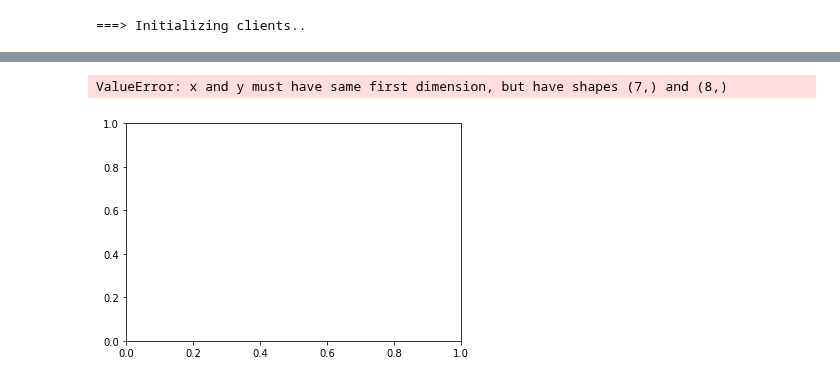
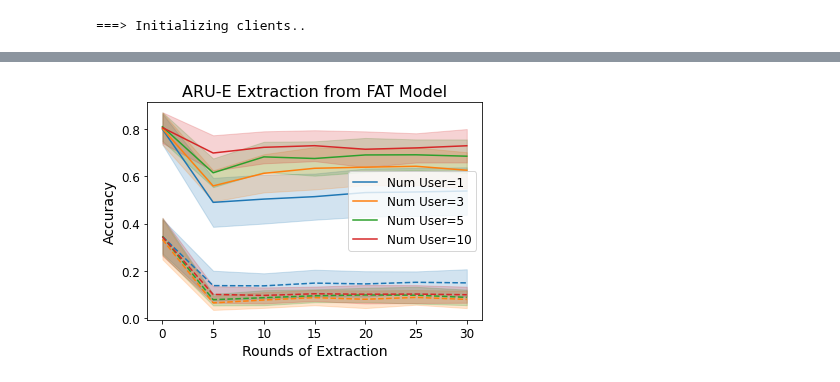
Before and after one commit to tj-kim/fedatk_unl_tj, a Jupyter notebook: notebooks/240813_ARUE_std_lines.ipynb, the cells around one changed output, grey strips where cells are left out. Saved outputs shown, nothing was run; the diff lists cells and outputs as text; code cells hidden in the pictures.

Commit message:
alpha lines 3 datasets together

```diff
--- a/notebooks/240813_ARUE_std_lines.ipynb
+++ b/notebooks/240813_ARUE_std_lines.ipynb
@@ -57,7 +57,7 @@ adv_acc_gather = {}
 test_acc_std_gather = {}
 adv_acc_std_gather = {}
 
-peturb_prop = 0.25
+peturb_prop = 0.5
 cutoff_round = 15
 
 
@@ -164,44 +197,51 @@ file_path = os.path.join(directory, 'acc_std_gather_list_perturb_02_v2.pkl')
 with open(file_path, 'wb') as file:
     pickle.dump(dict_list, file)
 # %%
+
 # Initialize a new figure
 plt.figure(figsize=(6, 4))
 
 # X-axis values: 0 to 30 in intervals of 5 (7 points)
 x_values = np.arange(0, 35, 5)
 
+# Define a colormap
+colors = plt.get_cmap("tab10").colors
+
 # Iterate over each num_user key
-for num_user in test_acc_gather.keys():
+for i, num_user in enumerate(test_acc_gather.keys()):
     # Extract corresponding data for each num_user
     test_acc = test_acc_gather[num_user]
     adv_acc = adv_acc_gather[num_user]
     test_acc_std = test_acc_std_gather[num_user]
     adv_acc_std = adv_acc_std_gather[num_user]
 
+    # Get the color for this line
+    color = colors[i]
+
     # Plot test accuracy with standard deviation
-    plt.plot(x_values, test_acc, label=f'Num User={num_user}')
+    plt.plot(x_values, test_acc, label=f'Num User={num_user}', color=color)
     plt.fill_between(x_values, np.array(test_acc) - np.array(test_acc_std),
-                     np.array(test_acc) + np.array(test_acc_std), alpha=0.2)
+                     np.array(test_acc) + np.array(test_acc_std), color=color, alpha=0.2)
 
     # Plot adversarial accuracy with standard deviation (dotted line)
-#     plt.plot(x_values, adv_acc, label=f'Adv Accuracy (num_user={num_user})', linestyle=':')
-    plt.plot(x_values, adv_acc, linestyle=':')
+    plt.plot(x_values, adv_acc, linestyle='--', color=color)
+    plt.fill_between(x_values, np.array(adv_acc) - np.array(adv_acc_std),
+                     np.array(adv_acc) + np.array(adv_acc_std), color=color, alpha=0.2)
 
-    plt.fill_between(x_values, np.array(adv_acc) - np.array(adv_acc_std),
-                     np.array(adv_acc) + np.array(adv_acc_std), alpha=0.2)
+# Add title and labels with increased font size
+plt.title('ARU-E Extraction from FAT Model', fontsize=16)
+plt.xlabel('Rounds of Extraction', fontsize=14)
+plt.ylabel('Accuracy', fontsize=14)
 
-# Add title and labels
-plt.title('Test and Adversarial Accuracy with Standard Deviations')
-plt.xlabel('X Values')
-plt.ylabel('Accuracy')
+# Combine legend to remove duplicates and label clarity with larger font
+plt.legend(loc='best', fontsize=12)
 
-# Combine legend to remove duplicates and label clarity
-handles, labels = plt.gca().get_legend_handles_labels()
-by_label = dict(zip(labels, handles))
-plt.legend(by_label.values(), by_label.keys(), loc='best')
+# Increase tick label font size
+plt.xticks(fontsize=12)
+plt.yticks(fontsize=12)
+
 
 # Show the plot
 plt.show()
 # %% [output]
-ValueError: x and y must have same first dimension, but have shapes (7,) and (8,)
-[figure, old version]
+[figure, new version]
```
Also changed, not shown: parts of 2 cells of this notebook, 6 other files.
